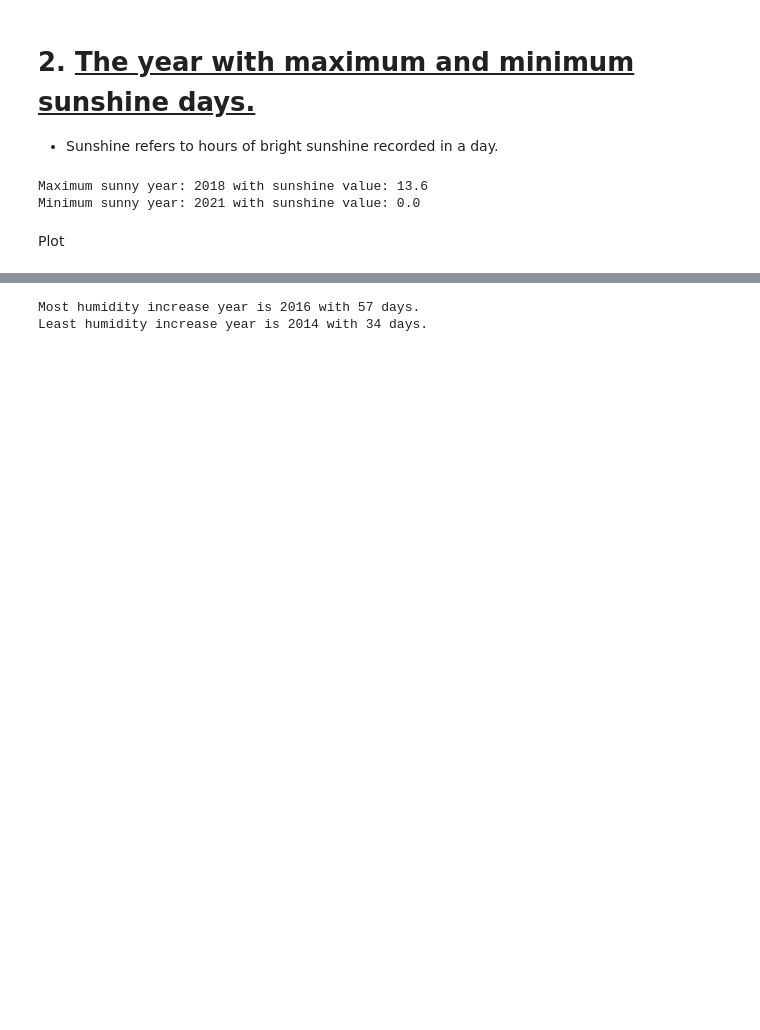
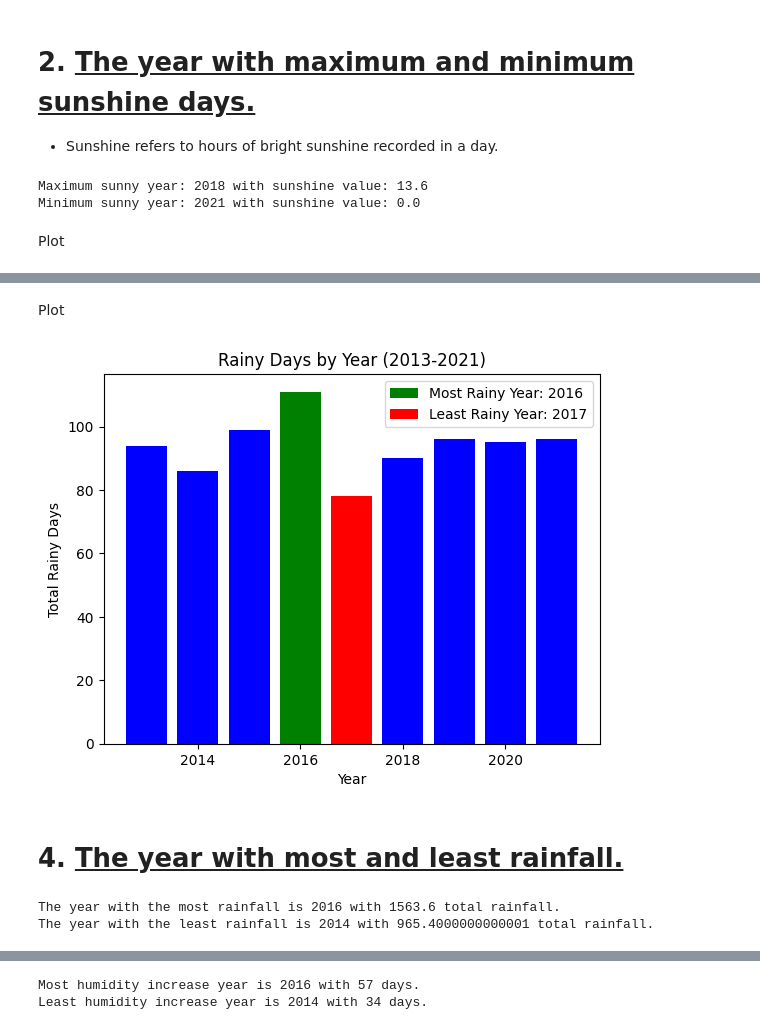
Before and after one commit to SubodhShil/AI-Machine-Learning, a Jupyter notebook: Data Analysis/final_data_analysis.ipynb, the cells around one changed output, grey strips where cells are left out. Cells and saved outputs as stored; diff of their text form; code cells hidden in the pictures; blank space fills up the shorter version.

```diff
--- a/Data Analysis/final_data_analysis.ipynb
+++ b/Data Analysis/final_data_analysis.ipynb
@@ -193,0 +262,44 @@ Plot
+# %% [markdown]
+Plot
+# %%
+plt.bar(rainy_days_cnt_data.keys(), rainy_days_cnt_data.values(), color='blue')
+
+plt.bar(most_rainy_year, max_rainy_days, color='green', label=f'Most Rainy Year: {most_rainy_year}')
+plt.bar(least_rainy_year, min_rainy_days, color='red', label=f'Least Rainy Year: {least_rainy_year}')
+
+plt.title('Rainy Days by Year (2013-2021)')
+plt.xlabel('Year')
+plt.ylabel('Total Rainy Days')
+plt.legend()
+plt.show()
+# %% [output]
+[figure, added]
+# %% [markdown]
+# 4. <ins>**The year with most and least rainfall.**</ins>
+# %%
+most_rainfall_year = 0
+max_rainfall = 0
+
+least_rainfall_year = 0
+min_rainfall = float('inf')
+
+rainfall_data = {}
+
+for year in range(2013, 2022):
+    total_rainfall = all_year_df[year]['Rainfall'].sum()
+
+    if total_rainfall > max_rainfall:
+        max_rainfall = total_rainfall
+        most_rainfall_year = year
+
+    if total_rainfall < min_rainfall:
+        min_rainfall = total_rainfall
+        least_rainfall_year = year
+
+    rainfall_data[year] = total_rainfall
+
+print(f"The year with the most rainfall is {most_rainfall_year} with {max_rainfall} total rainfall.")
+print(f"The year with the least rainfall is {least_rainfall_year} with {min_rainfall} total rainfall.")
+# %% [output]
+The year with the most rainfall is 2016 with 1563.6 total rainfall.
+The year with the least rainfall is 2014 with 965.4000000000001 total rainfall.
```
Also changed, not shown: parts of 19 cells of this notebook.
